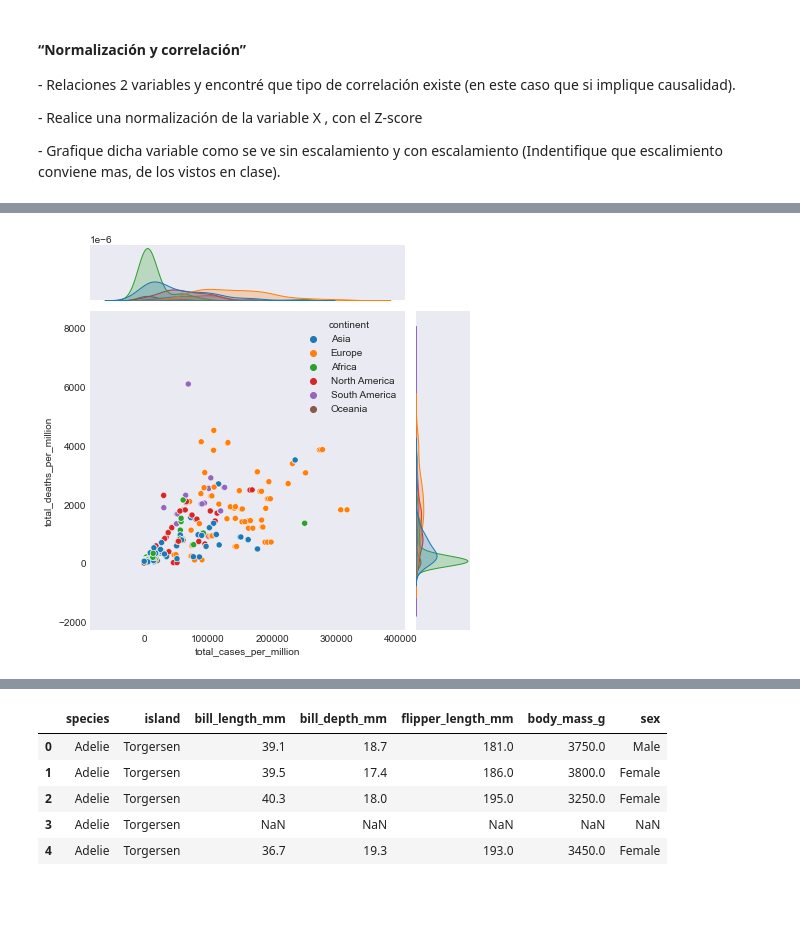
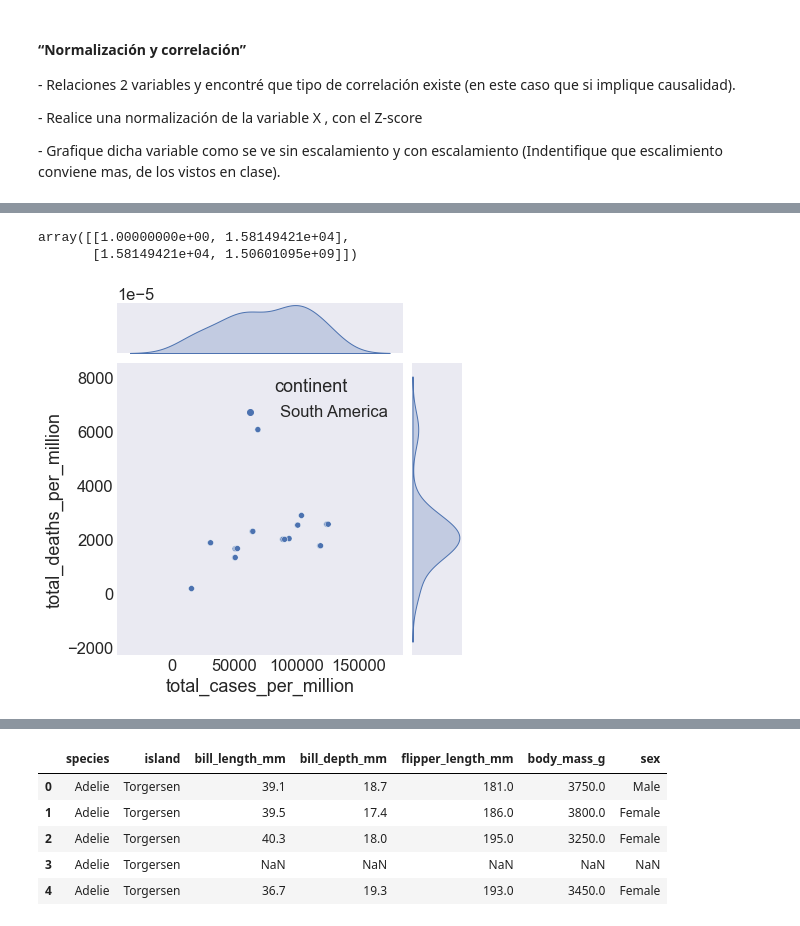
Before and after one commit to ClduranGuajardo/Curso_Ciencia_de_Datos_Kibernum, a Jupyter notebook: Evaluacion_Final_M4_Claudio_Duran/Evaluacion_Final_M4_Claudio_Duran.ipynb, the cells around one changed output, grey strips where cells are left out. Drawn from its saved outputs; the diff is of its cells as text; code cells hidden in the pictures; blank space fills up the shorter version.

```diff
--- a/Evaluacion_Final_M4_Claudio_Duran/Evaluacion_Final_M4_Claudio_Duran.ipynb
+++ b/Evaluacion_Final_M4_Claudio_Duran/Evaluacion_Final_M4_Claudio_Duran.ipynb
@@ -1189,5 +1237,12 @@ plt.show()
+# %%
+covarianza = np.cov(covid_2022_Africa['life_expectancy_Scaled_Z'],covid_2022_Africa['total_cases_per_million'])
+covarianza
+# %% [output]
+array([[1.00000000e+00, 1.58149421e+04],
+       [1.58149421e+04, 1.50601095e+09]])
 # %%
-sns.jointplot(data=covid_2022_corr, x='total_cases_per_million', y='total_deaths_per_million', hue='continent')
+#Elegimos el Dataset de Sudamerica ya que esta tiene una distribución uniforme en cuanto a total de casos por millón
+sns.jointplot(data=covid_2022_South_America, x='total_cases_per_million', y='total_deaths_per_million', hue='continent')
 plt.show()
 # %% [output]
-[figure, old version]
+[figure, new version]
```
Also changed, not shown: parts of 110 cells of this notebook.
